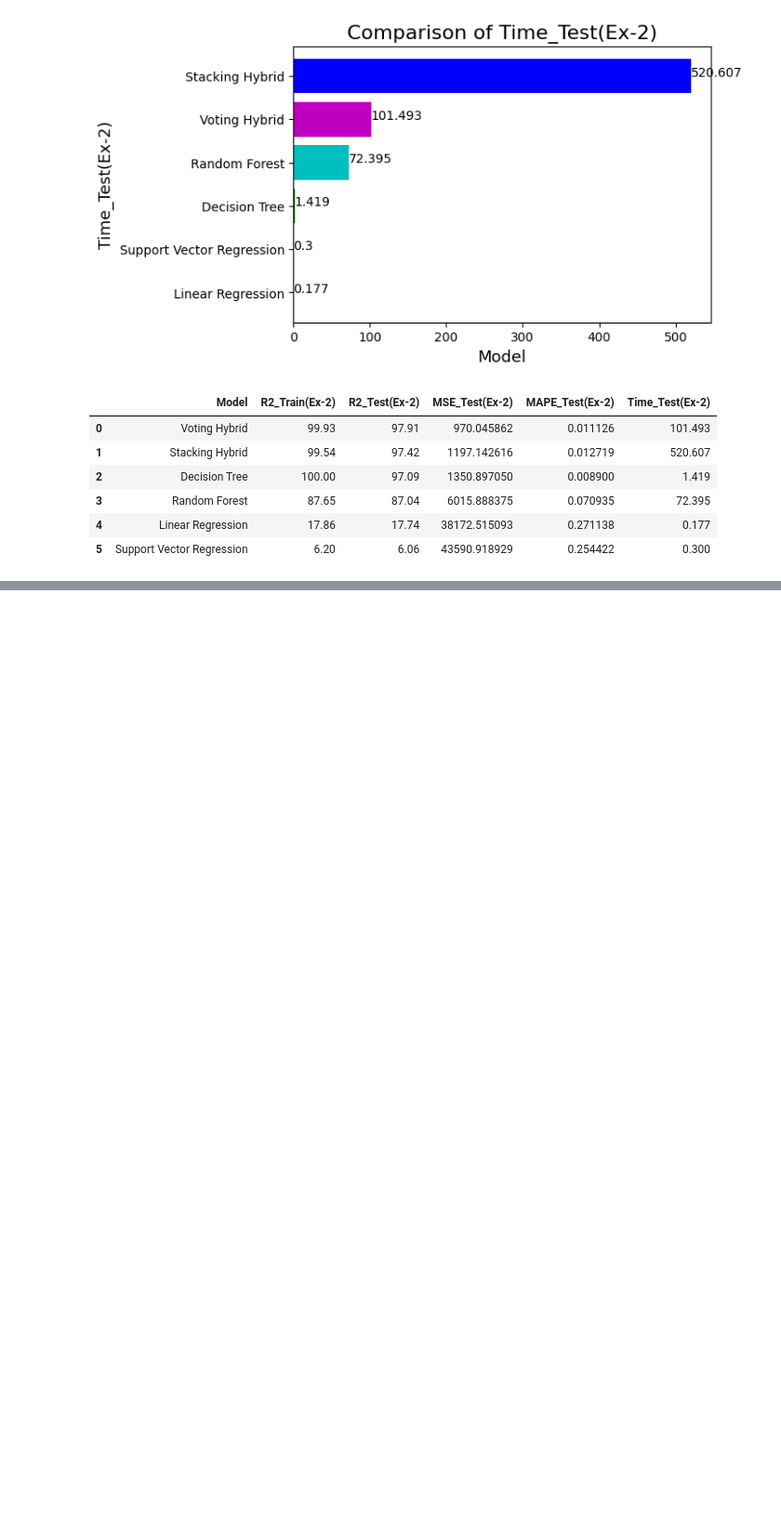
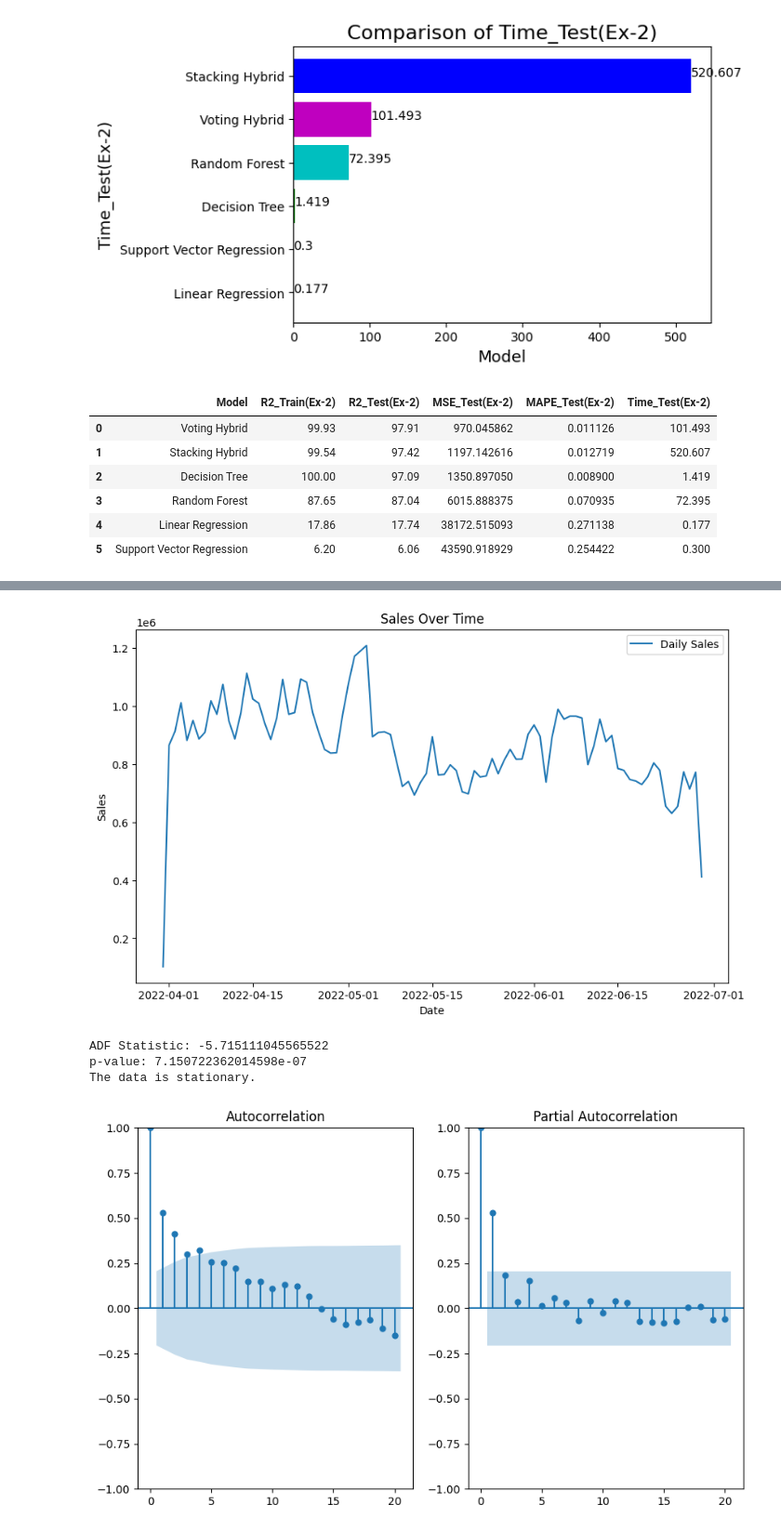
Before and after one commit to vasanthk99/Data_Science_Project, a Jupyter notebook: supermarket_sales_prediction_project.ipynb, the cells around one changed output, grey strips where cells are left out. Shown at 93% size. Saved outputs shown, nothing was run; the diff lists cells and outputs as text; code cells hidden in the pictures; blank space fills up the shorter version.

```diff
--- a/supermarket_sales_prediction_project.ipynb
+++ b/supermarket_sales_prediction_project.ipynb
@@ -1392,0 +792,72 @@ ______________________________________
+# %%
+from statsmodels.tsa.arima.model import ARIMA
+import pandas as pd
+import numpy as np
+import statsmodels.api as sm
+from statsmodels.tsa.stattools import adfuller
+import matplotlib.pyplot as plt
+
+# Load the sales dataset
+# Ensure your data contains a DateTime index
+# Assuming 'Date' column exists and has already been converted to datetime format
+
+# Set the date column as the index
+data = pd.read_csv("/content/Amazon Sale Report.csv")
+data['Date'] = pd.to_datetime(data['Date'])
+data.set_index('Date', inplace=True)
+
+# Aggregate sales by date if needed
+# Replace 'Sales' with the appropriate sales-related column
+daily_sales = data['Amount'].resample('D').sum()
+
+# Plot the sales data to visualize trends
+plt.figure(figsize=(10, 6))
+plt.plot(daily_sales, label="Daily Sales")
+plt.title("Sales Over Time")
+plt.xlabel("Date")
+plt.ylabel("Sales")
+plt.legend()
+plt.show()
+
+# Check for stationarity
+def check_stationarity(timeseries):
+    result = adfuller(timeseries.dropna())
+    print("ADF Statistic:", result[0])
+    print("p-value:", result[1])
+    if result[1] <= 0.05:
+        print("The data is stationary.")
+    else:
+        print("The data is not stationary.")
+
+check_stationarity(daily_sales)
+
+# Make the series stationary if needed (e.g., differencing)
+if adfuller(daily_sales.dropna())[1] > 0.05:
+    daily_sales_diff = daily_sales.diff().dropna()
+    print("Applied differencing to make the series stationary.")
+    check_stationarity(daily_sales_diff)
+else:
+    daily_sales_diff = daily_sales
+
+# Fit ARMA model
+# Determine p and q using AIC or PACF/ACF plots
+from statsmodels.graphics.tsaplots import plot_acf, plot_pacf
+
+# Plot ACF and PACF
+plt.figure(figsize=(10, 6))
+plt.subplot(121)
+plot_acf(daily_sales_diff, ax=plt.gca())
+plt.subplot(122)
+plot_pacf(daily_sales_diff, ax=plt.gca())
+plt.show()
+
+# Based on plots, define p and q
+p, q = 2, 1  # Example values; adjust based on ACF/PACF analysis
+
+# Fit ARMA model
+# %% [output]
+[figure, added]
+ADF Statistic: -5.715111045565522
+p-value: 7.150722362014598e-07
+The data is stationary.
+[figure, added]
```
Also changed, not shown: parts of 28 cells of this notebook.
